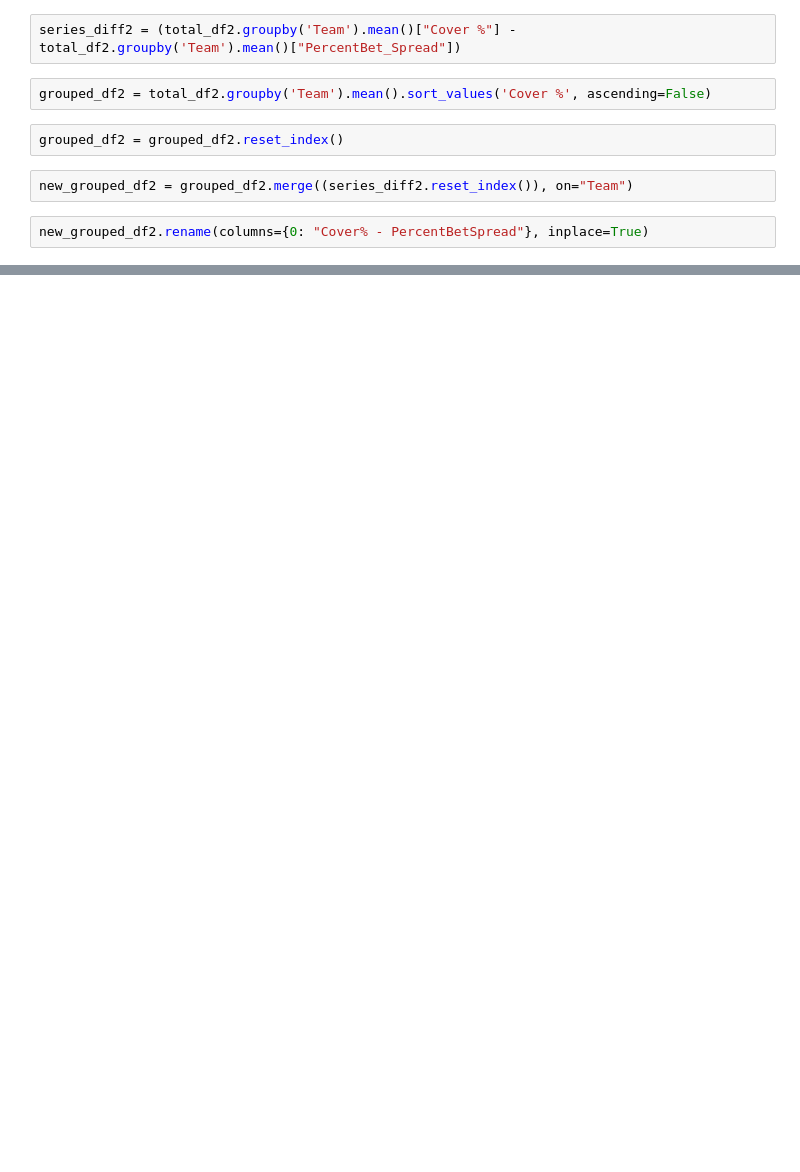
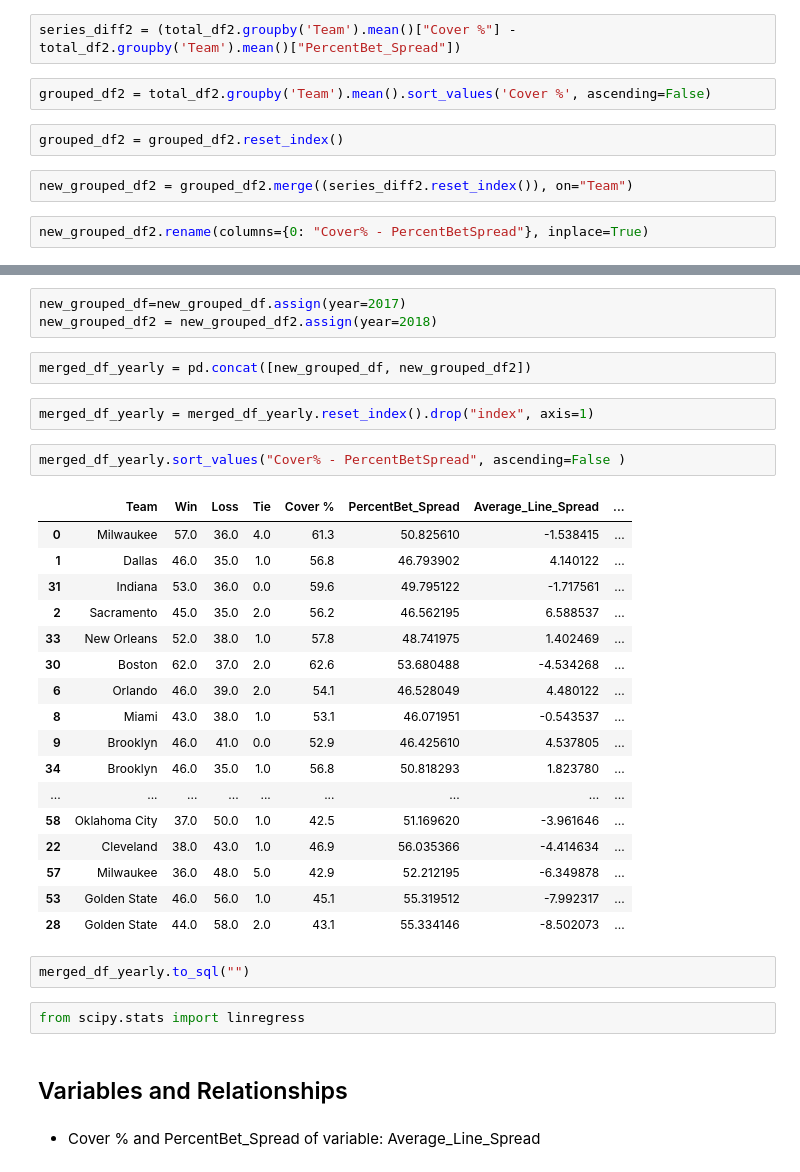
Before and after one commit to kyle-rgb/ETL_Project, a Jupyter notebook: MondayClean_New.ipynb, the cells around one changed output, grey strips where cells are left out. Drawn from its saved outputs; the diff is of its cells as text; blank space fills up the shorter version.

```diff
--- a/MondayClean_New.ipynb
+++ b/MondayClean_New.ipynb
@@ -468,0 +491,35 @@ new_grouped_df2
+# %%
+new_grouped_df=new_grouped_df.assign(year=2017)
+new_grouped_df2 = new_grouped_df2.assign(year=2018)
+# %%
+merged_df_yearly = pd.concat([new_grouped_df, new_grouped_df2])
+# %%
+merged_df_yearly = merged_df_yearly.reset_index().drop("index", axis=1)
+# %%
+merged_df_yearly.sort_values("Cover% - PercentBetSpread", ascending=False )
+# %% [output]
+|  | Team | Win | Loss | Tie | Cover % | PercentBet_Spread | Average_Line_Spread | ... |
+| 0 | Milwaukee | 57.0 | 36.0 | 4.0 | 61.3 | 50.825610 | -1.538415 | ... |
+| 1 | Dallas | 46.0 | 35.0 | 1.0 | 56.8 | 46.793902 | 4.140122 | ... |
+| 31 | Indiana | 53.0 | 36.0 | 0.0 | 59.6 | 49.795122 | -1.717561 | ... |
+| 2 | Sacramento | 45.0 | 35.0 | 2.0 | 56.2 | 46.562195 | 6.588537 | ... |
+| 33 | New Orleans | 52.0 | 38.0 | 1.0 | 57.8 | 48.741975 | 1.402469 | ... |
+| 30 | Boston | 62.0 | 37.0 | 2.0 | 62.6 | 53.680488 | -4.534268 | ... |
+| 6 | Orlando | 46.0 | 39.0 | 2.0 | 54.1 | 46.528049 | 4.480122 | ... |
+| 8 | Miami | 43.0 | 38.0 | 1.0 | 53.1 | 46.071951 | -0.543537 | ... |
+| 9 | Brooklyn | 46.0 | 41.0 | 0.0 | 52.9 | 46.425610 | 4.537805 | ... |
+| 34 | Brooklyn | 46.0 | 35.0 | 1.0 | 56.8 | 50.818293 | 1.823780 | ... |
+| ... | ... | ... | ... | ... | ... | ... | ... | ... |
+| 58 | Oklahoma City | 37.0 | 50.0 | 1.0 | 42.5 | 51.169620 | -3.961646 | ... |
+| 22 | Cleveland | 38.0 | 43.0 | 1.0 | 46.9 | 56.035366 | -4.414634 | ... |
+| 57 | Milwaukee | 36.0 | 48.0 | 5.0 | 42.9 | 52.212195 | -6.349878 | ... |
+| 53 | Golden State | 46.0 | 56.0 | 1.0 | 45.1 | 55.319512 | -7.992317 | ... |
+| 28 | Golden State | 44.0 | 58.0 | 2.0 | 43.1 | 55.334146 | -8.502073 | ... |
+# %%
+merged_df_yearly.to_sql("")
+# %%
+from scipy.stats import linregress
+# %% [markdown]
+## Variables and Relationships
+# %% [markdown]
+* Cover % and PercentBet_Spread of variable: Average_Line_Spread
```
Also changed, not shown: parts of 13 cells of this notebook.
